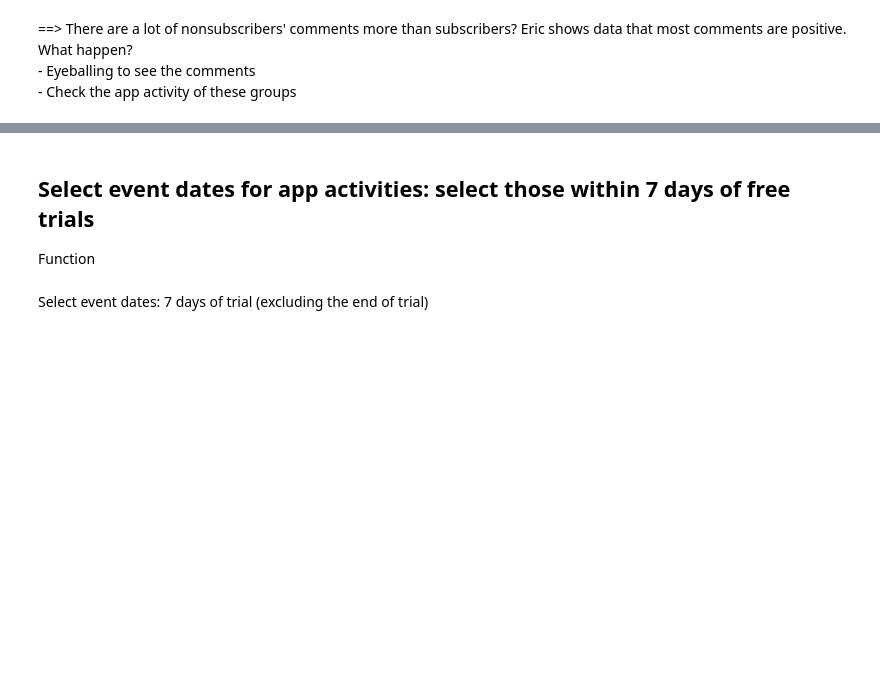
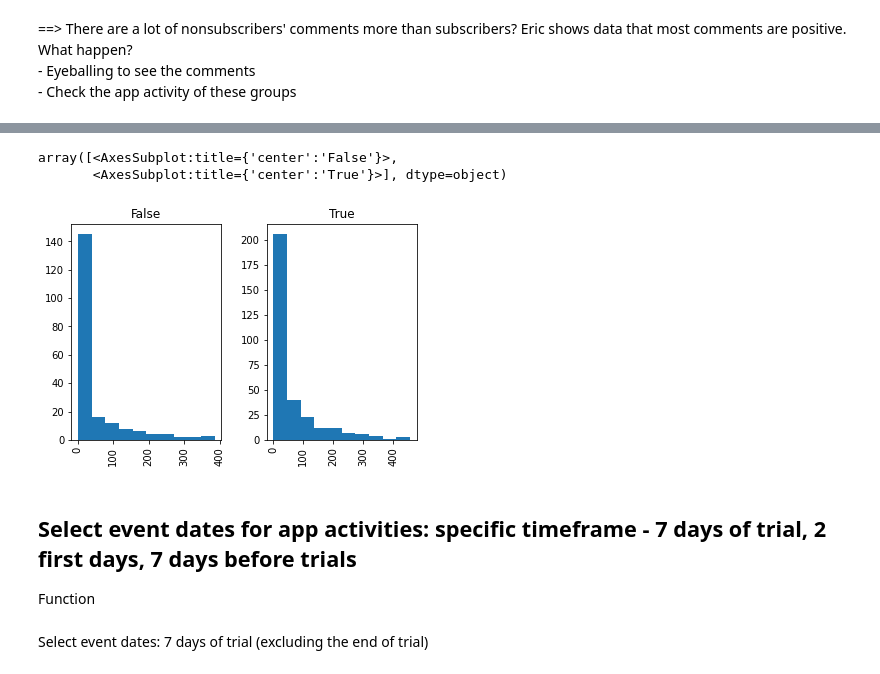
Before and after one commit to mpham93/Keep_Running, a Jupyter notebook: notebooks/Continuous_engagement_7dayTrial.ipynb, the cells around one changed output, grey strips where cells are left out. Drawn from its saved outputs; the diff is of its cells as text; code cells hidden in the pictures; blank space fills up the shorter version.

```diff
--- a/notebooks/Continuous_engagement_7dayTrial.ipynb
+++ b/notebooks/Continuous_engagement_7dayTrial.ipynb
@@ -50,6 +48,7 @@ treSessionViewed = pd.read_csv(data_dir+'tre.session_element_viewed.csv', sep=',
 # %% [markdown]
 Format date data types
 # %%
+CommunityMember.createdAt = pd.to_datetime(CommunityMember.createdAt).dt.normalize()
 SubscriptionHistory.eventDate = pd.to_datetime(SubscriptionHistory.eventDate)
 SubscriptionHistory.eventDate = SubscriptionHistory.eventDate.dt.normalize()
 iosActivityComplete['received_at'] = pd.to_datetime(iosActivityComplete['received_at'])
@@ -144,0 +146,10 @@ CommunityMember[CommunityMember.user.isin(owner)].groupby(['membershipName'], dr
+# %%
+b4Trial_dict = {}
+for ID in IDs:
+    trial_start = pd.to_datetime(SubscriptionHistory[(SubscriptionHistory['user']==ID)&(SubscriptionHistory['event']=='subscription-free-trial')]['eventDate'].values)
+    create_date = pd.to_datetime(CommunityMember[(CommunityMember['user']==ID)]['createdAt'].values)
+    b4Trial_dict[ID] = (trial_start-create_date).days.values[0]
+
+b4Trial_df = pd.DataFrame(list(b4Trial_dict.items()), columns = ['user', 'days_create2Trial']).set_index(['user'])
+b4Trial_df['Converted'] = bool(True)
+b4Trial_df.loc[list(nonconverted), 'Converted'] =  bool(False)
@@ -144,0 +171,4 @@ CommunityMember[CommunityMember.user.isin(owner)].groupby(['membershipName'], dr
+# %%
+# users that created an account before trial
+b4Trial_filter = b4Trial_df[(b4Trial_df.days_create2Trial > 0)]
+b4Trial_filter.groupby(['Converted']).agg(['count'])
@@ -145,5 +181,12 @@ CommunityMember[CommunityMember.user.isin(owner)].groupby(['membershipName'], dr
+# %%
+# people who may have activities before trial
+b4Trial_filter.days_create2Trial.hist(by=b4Trial_filter.Converted)
+# %% [output]
+array([<AxesSubplot:title={'center':'False'}>,
+       <AxesSubplot:title={'center':'True'}>], dtype=object)
+[figure, added]
 # %% [markdown]
 
-## Select event dates for app activities: select those within 7 days of free trials
+## Select event dates for app activities: specific timeframe - 7 days of trial, 2 first days, 7 days before trials
 Function
 # %%
```
Also changed, not shown: parts of 21 cells of this notebook, 4 other files.
